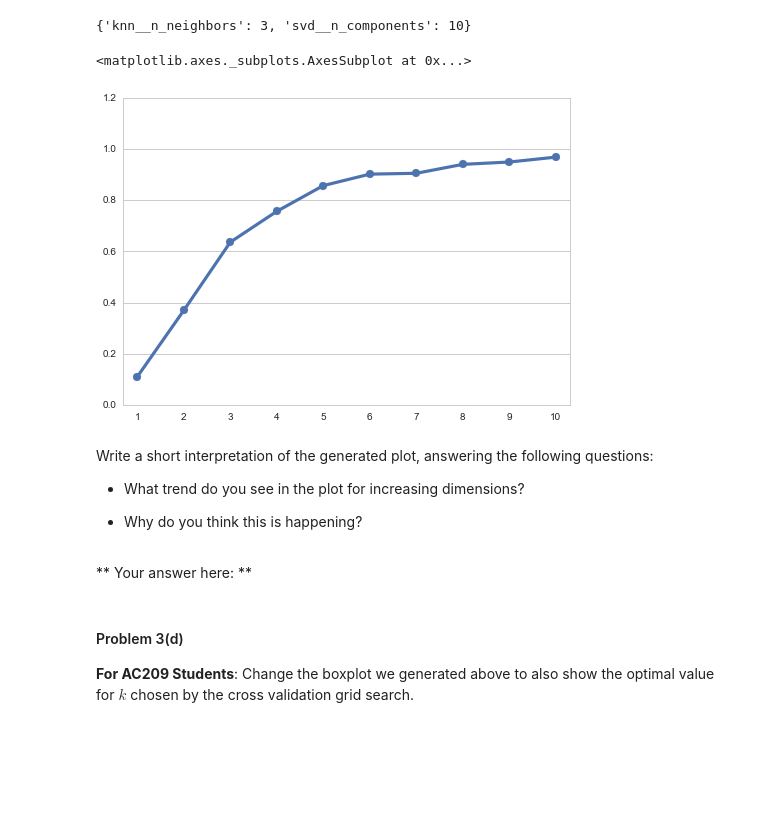
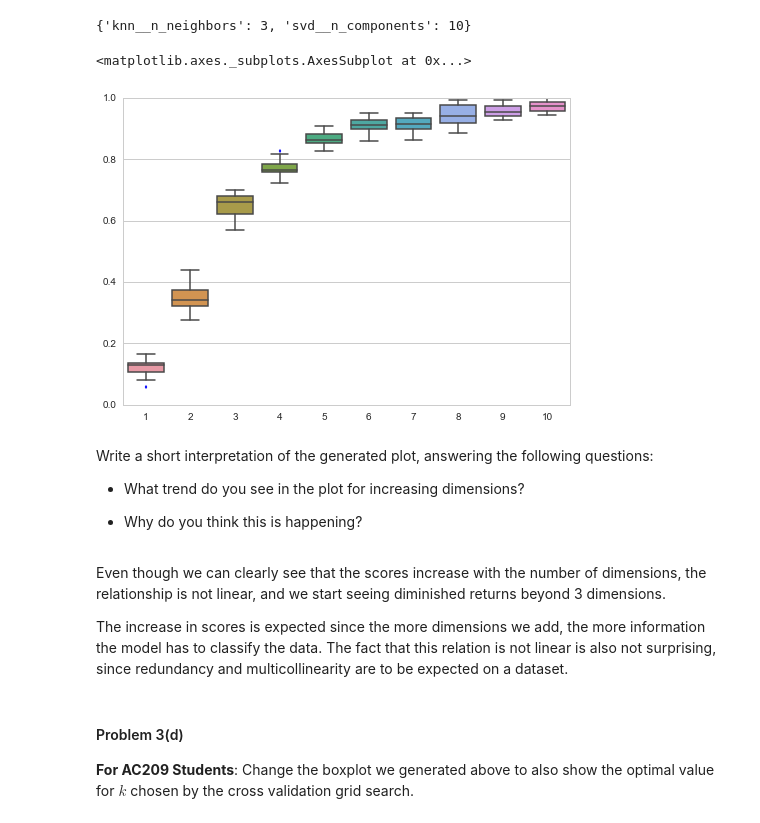
Before and after one commit to dimagalat/CSCI_E-109, a Jupyter notebook: homework/santos_n_hw3/HW3.ipynb, the cells around one changed output. Cells and saved outputs as stored; diff of their text form; code cells hidden in the pictures; blank space fills up the shorter version.

```diff
--- a/homework/santos_n_hw3/HW3.ipynb
+++ b/homework/santos_n_hw3/HW3.ipynb
@@ -489,27 +556,28 @@ from sklearn.pipeline import Pipeline
 estimators = [('svd', sklearn.decomposition.TruncatedSVD()), ('knn', sklearn.neighbors.KNeighborsClassifier())]
 clf = Pipeline(estimators)
 params = dict(svd__n_components=range(1, 11), knn__n_neighbors=range(1, 21))
-grid = sklearn.grid_search.GridSearchCV(clf, param_grid=params)
+grid = sklearn.grid_search.GridSearchCV(clf, param_grid=params, cv=10)
 grid.fit(X_train, y_train)
 grid.best_params_
 # %% [output]
 {'knn__n_neighbors': 3, 'svd__n_components': 10}
 # %%
-results = np.array([(s.parameters["svd__n_components"], s.mean_validation_score)
-                    for s in grid.grid_scores_
-                    if s.parameters["knn__n_neighbors"] == grid.best_params_["knn__n_neighbors"]])
-sns.pointplot(results[:, 0].astype(int), results[:, 1])
+# Get score for each dimension of each trial of the optimal k.
+sns.boxplot([s.cv_validation_scores for s in grid.grid_scores_
+             if s.parameters["knn__n_neighbors"] == grid.best_params_["knn__n_neighbors"]])
 # %% [output]
 <matplotlib.axes._subplots.AxesSubplot at 0x...>
-[figure, old version]
+[figure, new version]
 # %% [markdown]
 Write a short interpretation of the generated plot, answering the following questions:
 
 * What trend do you see in the plot for increasing dimensions?
 
 * Why do you think this is happening?
-# %% [markdown]
-** Your answer here: **
+# %% [markdown]
+Even though we can clearly see that the scores increase with the number of dimensions, the relationship is not linear, and we start seeing diminished returns beyond 3 dimensions.
+
+The increase in scores is expected since the more dimensions we add, the more information the model has to classify the data. The fact that this relation is not linear is also not surprising, since redundancy and multicollinearity are to be expected on a dataset.
 # %% [markdown]
 #### Problem 3(d)
 
```
Also changed, not shown: parts of 25 cells of this notebook.
